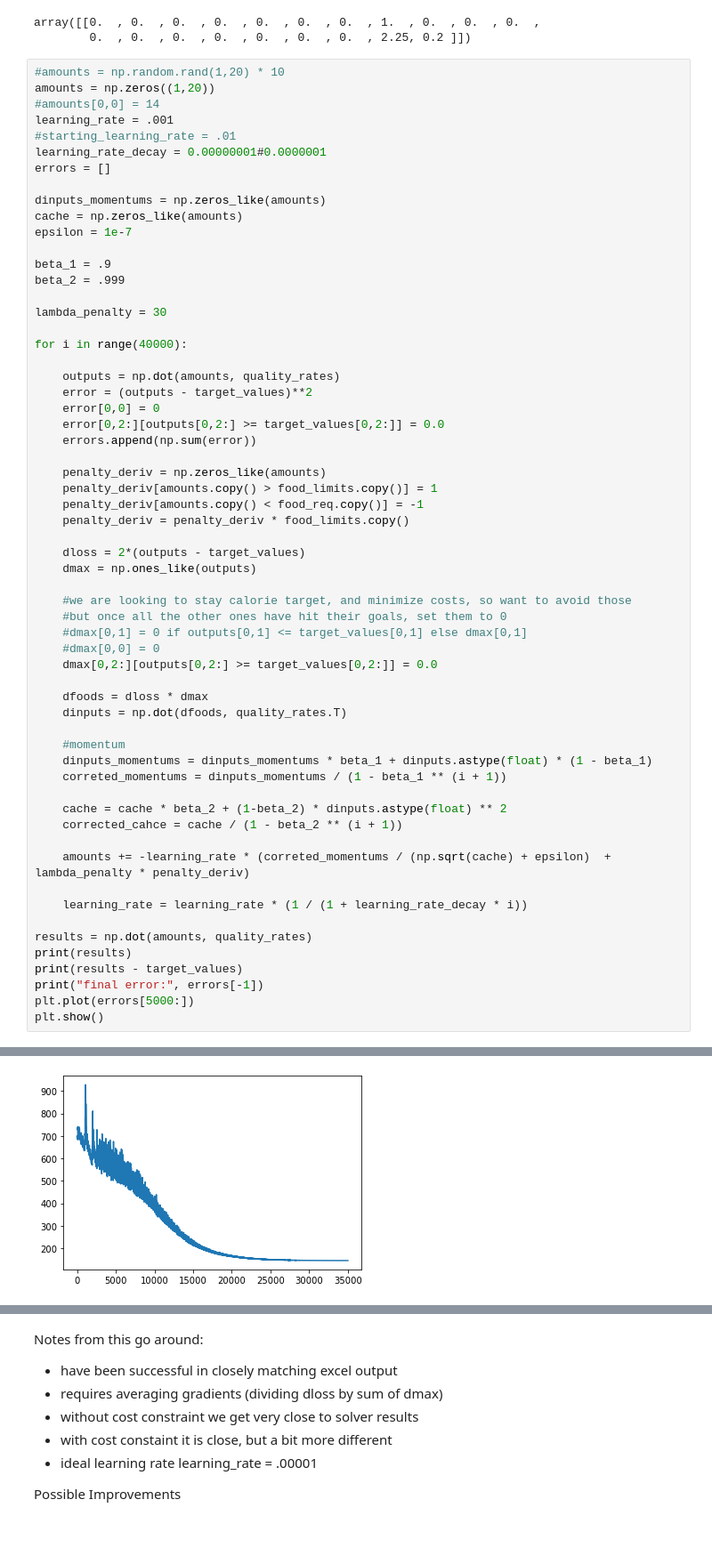
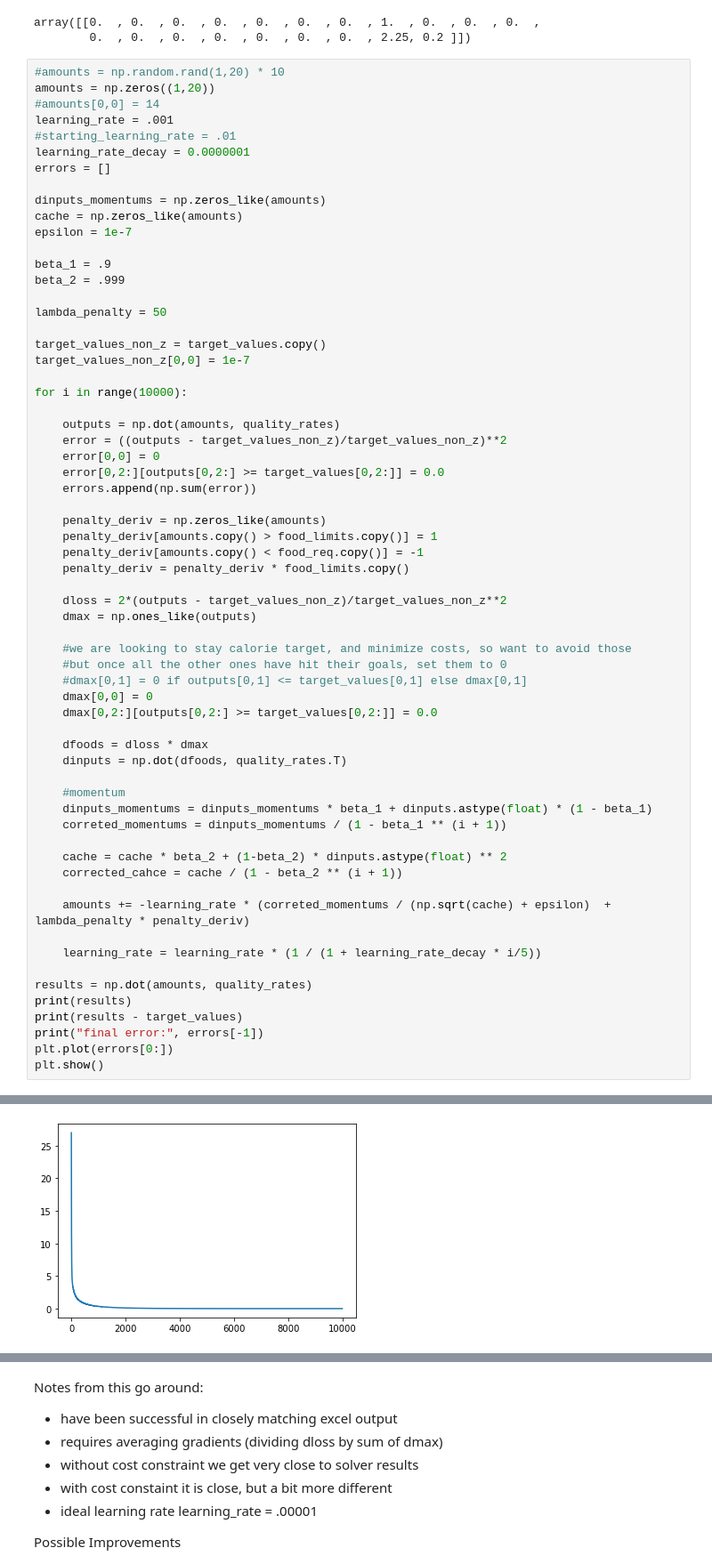
Before and after one commit to Chris-Crimi/Dietary-Optimization-via-Gradient-Descent, a Jupyter notebook: Gradient Descent Diet.ipynb, the cells around one changed output, grey strips where cells are left out. Shown at 89% size. Cells and saved outputs as stored; diff of their text form; blank space fills up the shorter version.

Commit message:
Implemented relative squared error

```diff
--- a/Gradient Descent Diet.ipynb
+++ b/Gradient Descent Diet.ipynb
@@ -116,7 +116,7 @@ amounts = np.zeros((1,20))
 #amounts[0,0] = 14
 learning_rate = .001
 #starting_learning_rate = .01
-learning_rate_decay = 0.00000001#0.0000001
+learning_rate_decay = 0.0000001
 errors = []
 
 dinputs_momentums = np.zeros_like(amounts)
@@ -126,12 +126,15 @@ epsilon = 1e-7
 beta_1 = .9
 beta_2 = .999
 
-lambda_penalty = 30
+lambda_penalty = 50
 
-for i in range(40000):
+target_values_non_z = target_values.copy()
+target_values_non_z[0,0] = 1e-7
+
+for i in range(10000):
 
     outputs = np.dot(amounts, quality_rates)
-    error = (outputs - target_values)**2
+    error = ((outputs - target_values_non_z)/target_values_non_z)**2
     error[0,0] = 0
     error[0,2:][outputs[0,2:] >= target_values[0,2:]] = 0.0
     errors.append(np.sum(error))
@@ -141,13 +144,13 @@ for i in range(40000):
     penalty_deriv[amounts.copy() < food_req.copy()] = -1
     penalty_deriv = penalty_deriv * food_limits.copy()
 
-    dloss = 2*(outputs - target_values)
+    dloss = 2*(outputs - target_values_non_z)/target_values_non_z**2
     dmax = np.ones_like(outputs)
 
     #we are looking to stay calorie target, and minimize costs, so want to avoid those
     #but once all the other ones have hit their goals, set them to 0
     #dmax[0,1] = 0 if outputs[0,1] <= target_values[0,1] else dmax[0,1]
-    #dmax[0,0] = 0
+    dmax[0,0] = 0
     dmax[0,2:][outputs[0,2:] >= target_values[0,2:]] = 0.0
 
     dfoods = dloss * dmax
@@ -162,12 +165,12 @@ for i in range(40000):
 
     amounts += -learning_rate * (correted_momentums / (np.sqrt(cache) + epsilon)  + lambda_penalty * penalty_deriv)
 
-    learning_rate = learning_rate * (1 / (1 + learning_rate_decay * i))
+    learning_rate = learning_rate * (1 / (1 + learning_rate_decay * i/5))
 
 results = np.dot(amounts, quality_rates)
 print(results)
 print(results - target_values)
 print("final error:", errors[-1])
-plt.plot(errors[5000:])
+plt.plot(errors[0:])
 plt.show()
 # %% [output]
@@ -194,4 +196,4 @@ final error: 145.12991360482837
-[figure, old version]
+[figure, new version]
 # %%
 penalty_deriv = np.zeros_like(amounts)
 penalty_deriv[amounts.copy() > food_limits.copy()] = 1
```
Also changed, not shown: parts of 6 cells of this notebook.
